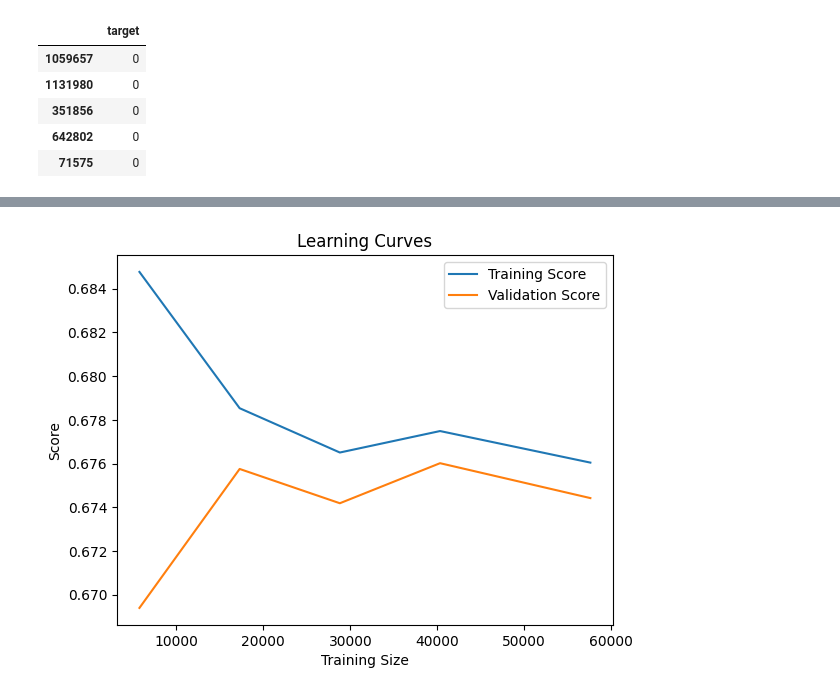
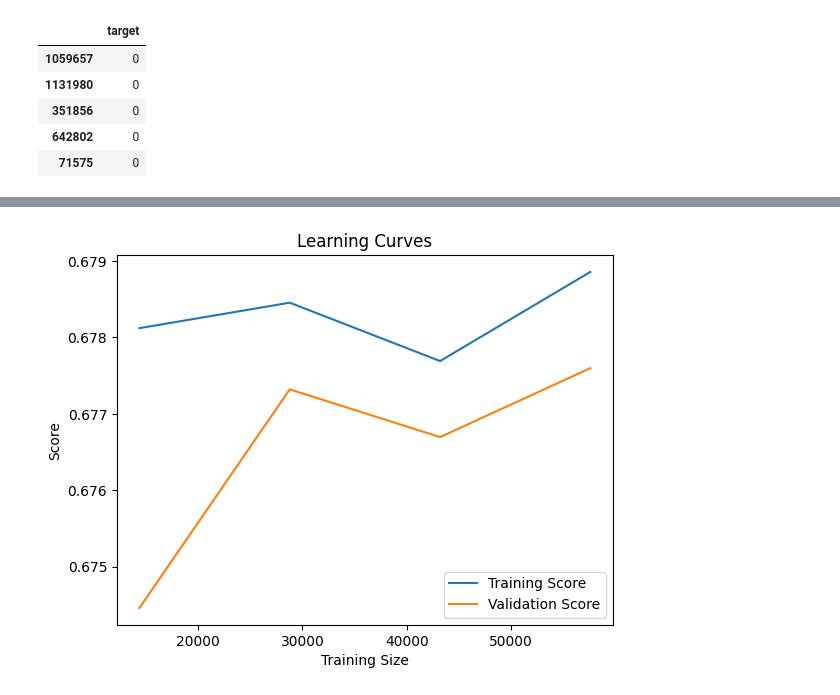
Before and after one commit to pavellikavec/Home_Credit, a Jupyter notebook: Home_Credit.ipynb, the cells around one changed output, grey strips where cells are left out. Saved outputs shown, nothing was run; the diff lists cells and outputs as text; code cells hidden in the pictures.

```diff
--- a/Home_Credit.ipynb
+++ b/Home_Credit.ipynb
@@ -67,7 +67,7 @@ def fill_feature( df, feature):
   return df
 # %%
 # Define file names and corresponding DataFrame names
-file_info = [('base'),('person_1'), ('static_0_0'), ('static_0_1'), ('deposit_1'), ('static_cb_0')]
+file_info = [('base'),('person_1'), ('static_0_0'), ('static_0_1'), ('deposit_1'), ('static_cb_0'), ('applprev_1_0')]
 tt_info = [('train'), ('test')]
 
 # Define the folder path
@@ -861,0 +942,39 @@ F1 Score (with higher precision): 0.7124976000
+# %%
+from catboost import CatBoostClassifier
+from sklearn.model_selection import train_test_split
+from sklearn.metrics import classification_report, f1_score
+import pandas as pd
+
+pd.set_option('display.float_format', '{:.5f}'.format)
+
+# Assuming train_model_df is your feature set and 'y' is your target
+X = train_model_df  # Use your features dataframe
+y = y.squeeze()  # Ensure y is in the correct format
+
+# CatBoost requires the indices of categorical columns
+categorical_features_indices = [X.columns.get_loc(col) for col in X.select_dtypes(include=['object', 'category']).columns]
+
+# Train-test split (use a simple split instead of cross-validation)
+X_train, X_test, y_train, y_test = train_test_split(X, y, test_size=0.25, random_state=42, stratify=y)
+
+# Initialize CatBoostClassifier
+model_catboost = CatBoostClassifier(
+    iterations=3000,
+    learning_rate=0.03,
+    depth=6,
+    eval_metric='F1',
+    random_seed=42,
+    logging_level='Silent',  # Suppress detailed logging
+    auto_class_weights='Balanced'  # Handle class imbalance automatically
+)
+
+# Train the model
+model_catboost.fit(X_train, y_train, cat_features=categorical_features_indices, eval_set=(X_test, y_test), verbose=50)
+
+# Predict and evaluate
+y_pred = model_catboost.predict(X_test)
+print(classification_report(y_test, y_pred))
+
+# Calculate and print F1 score 0.7388690891 -1250 iterations
+f1 = f1_score(y_test, y_pred, average='weighted')
+print(f"F1 Score (with higher precision): {f1:.10f}")
@@ -899,19 +1005,19 @@ plt.show()
 # %%
 from sklearn.model_selection import learning_curve
 
 train_sizes, train_scores, validation_scores = learning_curve(
-    LogisticRegression(max_iter=1000), X_train, y_train, cv=5, n_jobs=-1,
-    train_sizes=[0.1, 0.3, 0.5, 0.7, 1.0]
+    LogisticRegression(max_iter=1500), X_train, y_train, cv=5, n_jobs=-1,
+    train_sizes=[0.25, 0.5, 0.75, 1.0]
 )
 
 # Plot learning curves
 plt.figure()
 plt.plot(train_sizes, train_scores.mean(axis=1), label='Training Score')
 plt.plot(train_sizes, validation_scores.mean(axis=1), label='Validation Score')
 plt.xlabel('Training Size')
 plt.ylabel('Score')
 plt.title('Learning Curves')
 plt.legend()
 plt.show()
 # %% [output]
-[figure, old version]
+[figure, new version]
```
Also changed, not shown: parts of 20 cells of this notebook.
